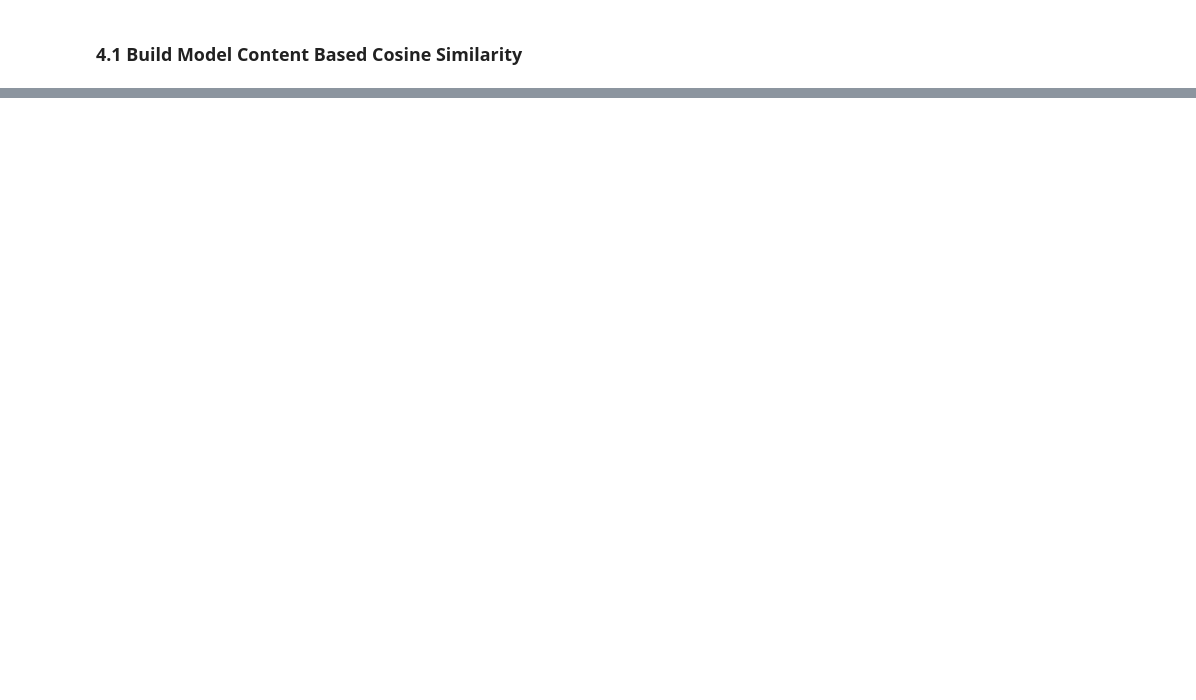
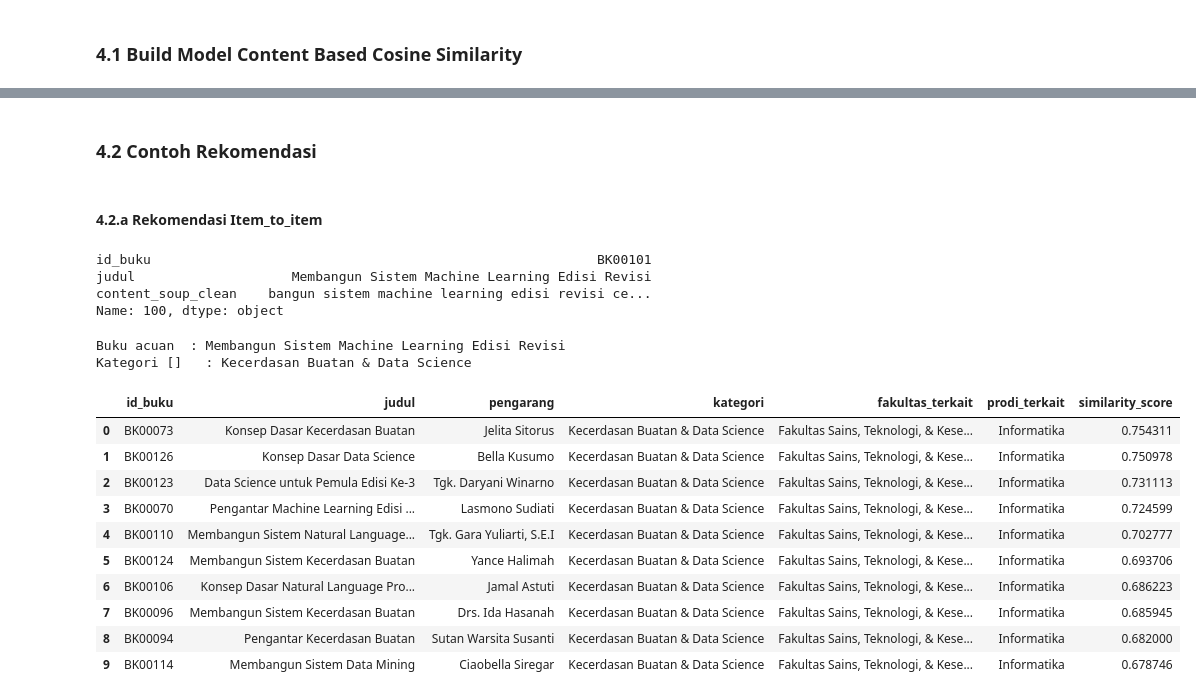
Before and after one commit to mayanggumelarr/Hybrid-Library-Book-Recomendation-Content-Base-Filtering, a Jupyter notebook: cbf-book-rec.ipynb, the cells around one changed output, grey strips where cells are left out. Saved outputs shown, nothing was run; the diff lists cells and outputs as text; code cells hidden in the pictures; blank space fills up the shorter version.

Commit message:
Update notebook
melakukan rekomendasi by item

```diff
--- a/cbf-book-rec.ipynb
+++ b/cbf-book-rec.ipynb
@@ -734,0 +767,5 @@ Contoh fitur (term):  ['abnormal' 'abnormal psikologi' 'abnormal psikologi umum'
+# %%
+from cbf_recomender import BookRecommender
+
+recommender = BookRecommender(df_buku_prep).fit()
+print('Similarity matrix shape: ', recommender.sim_matrix.shape)
@@ -734,0 +784,31 @@ Contoh fitur (term):  ['abnormal' 'abnormal psikologi' 'abnormal psikologi umum'
+# %% [markdown]
+### 4.2 Contoh Rekomendasi
+# %% [markdown]
+#### 4.2.a Rekomendasi Item_to_item
+# %%
+contoh_buku = df_buku_prep.iloc[100]
+contoh_buku[['id_buku', 'judul', 'content_soup_clean']]
+# %% [output]
+id_buku                                                         BK00101
+judul                    Membangun Sistem Machine Learning Edisi Revisi
+content_soup_clean    bangun sistem machine learning edisi revisi ce...
+Name: 100, dtype: object
+# %%
+print('Buku acuan  :', contoh_buku['judul'])
+print('Kategori []   :', contoh_buku['kategori'])
+print()
+recommender.recommend_by_item(contoh_buku['id_buku'], top_n=10)
+# %% [output]
+Buku acuan  : Membangun Sistem Machine Learning Edisi Revisi
+Kategori []   : Kecerdasan Buatan & Data Science
+|  | id_buku | judul | pengarang | kategori | fakultas_terkait | prodi_terkait | similarity_score |
+| 0 | BK00073 | Konsep Dasar Kecerdasan Buatan | Jelita Sitorus | Kecerdasan Buatan & Data Science | Fakultas Sains, Teknologi, & Kese... | Informatika | 0.754311 |
+| 1 | BK00126 | Konsep Dasar Data Science | Bella Kusumo | Kecerdasan Buatan & Data Science | Fakultas Sains, Teknologi, & Kese... | Informatika | 0.750978 |
+| 2 | BK00123 | Data Science untuk Pemula Edisi Ke-3 | Tgk. Daryani Winarno | Kecerdasan Buatan & Data Science | Fakultas Sains, Teknologi, & Kese... | Informatika | 0.731113 |
+| 3 | BK00070 | Pengantar Machine Learning Edisi ... | Lasmono Sudiati | Kecerdasan Buatan & Data Science | Fakultas Sains, Teknologi, & Kese... | Informatika | 0.724599 |
+| 4 | BK00110 | Membangun Sistem Natural Language... | Tgk. Gara Yuliarti, S.E.I | Kecerdasan Buatan & Data Science | Fakultas Sains, Teknologi, & Kese... | Informatika | 0.702777 |
+| 5 | BK00124 | Membangun Sistem Kecerdasan Buatan | Yance Halimah | Kecerdasan Buatan & Data Science | Fakultas Sains, Teknologi, & Kese... | Informatika | 0.693706 |
+| 6 | BK00106 | Konsep Dasar Natural Language Pro... | Jamal Astuti | Kecerdasan Buatan & Data Science | Fakultas Sains, Teknologi, & Kese... | Informatika | 0.686223 |
+| 7 | BK00096 | Membangun Sistem Kecerdasan Buatan | Drs. Ida Hasanah | Kecerdasan Buatan & Data Science | Fakultas Sains, Teknologi, & Kese... | Informatika | 0.685945 |
+| 8 | BK00094 | Pengantar Kecerdasan Buatan | Sutan Warsita Susanti | Kecerdasan Buatan & Data Science | Fakultas Sains, Teknologi, & Kese... | Informatika | 0.682000 |
+| 9 | BK00114 | Membangun Sistem Data Mining | Ciaobella Siregar | Kecerdasan Buatan & Data Science | Fakultas Sains, Teknologi, & Kese... | Informatika | 0.678746 |
```
Also changed, not shown: parts of 6 cells of this notebook, 1 other file.
